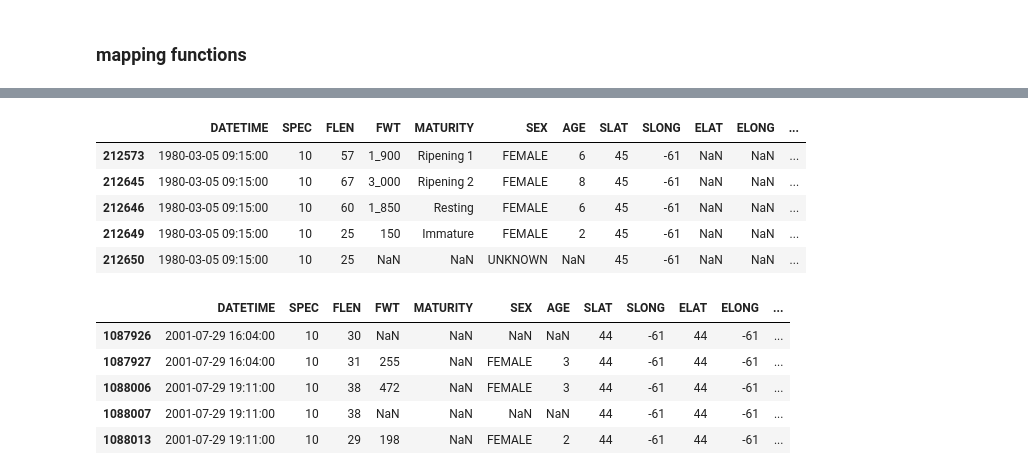
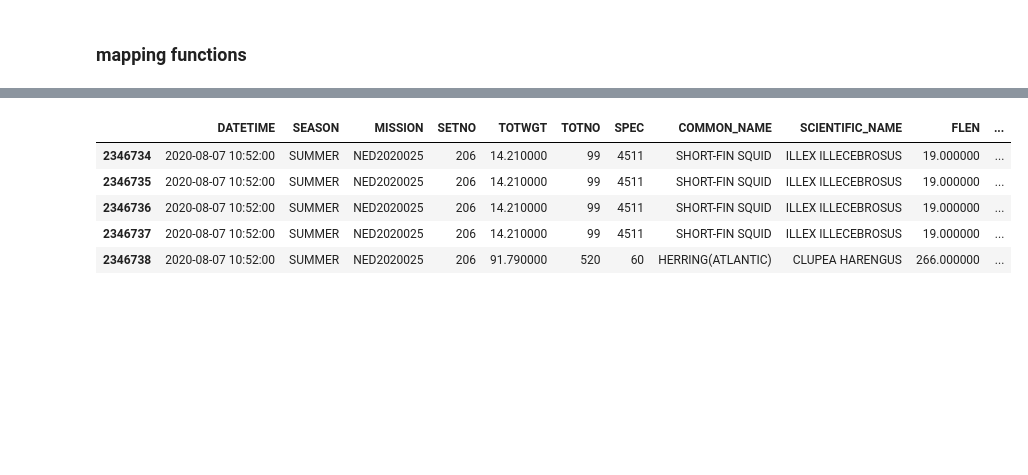
Before and after one commit to KevinCarr42/Maritimes-Research-Vessel-Surveys, a Jupyter notebook: Notebook3_Functions.ipynb, the cells around one changed output, grey strips where cells are left out. Saved outputs shown, nothing was run; the diff lists cells and outputs as text; code cells hidden in the pictures; blank space fills up the shorter version.

```diff
--- a/Notebook3_Functions.ipynb
+++ b/Notebook3_Functions.ipynb
@@ -656,14 +647,0 @@ mapping_columns = ['DATETIME', 'MISSION',  # MISSION data
-# %%
-# helper functions
-
-def average_geo(dataframe):
-    """averages SLAT and ELAT & SLONG and ELONG"""
-    geo_df = dataframe
-    geo_df['LAT'] = geo_df[['SLAT', 'ELAT']].mean(axis=1)
-    geo_df['LONG'] = geo_df[['SLONG', 'ELONG']].mean(axis=1)
-    return geo_df
-
-test_columns = ['DATETIME', 'MISSION', 'SLAT', 'ELAT', 'LAT', 'SLONG', 'ELONG', 'LONG']
-
-temp = average_geo(df)
-temp[test_columns].tail().style.format({})
@@ -712,15 +647,0 @@ def query_by_location(lat, long, radius_in_km):
-# %%
-map_species(df, 10, '1980', '2001-9-11')
-# %% [output]
-|  | DATETIME | SPEC | FLEN | FWT | MATURITY | SEX | AGE | SLAT | SLONG | ELAT | ELONG | ... |
-| 212573 | 1980-03-05 09:15:00 | 10 | 57 | 1_900 | Ripening 1 | FEMALE | 6 | 45 | -61 | NaN | NaN | ... |
-| 212645 | 1980-03-05 09:15:00 | 10 | 67 | 3_000 | Ripening 2 | FEMALE | 8 | 45 | -61 | NaN | NaN | ... |
-| 212646 | 1980-03-05 09:15:00 | 10 | 60 | 1_850 | Resting | FEMALE | 6 | 45 | -61 | NaN | NaN | ... |
-| 212649 | 1980-03-05 09:15:00 | 10 | 25 | 150 | Immature | FEMALE | 2 | 45 | -61 | NaN | NaN | ... |
-| 212650 | 1980-03-05 09:15:00 | 10 | 25 | NaN | NaN | UNKNOWN | NaN | 45 | -61 | NaN | NaN | ... |
-|  | DATETIME | SPEC | FLEN | FWT | MATURITY | SEX | AGE | SLAT | SLONG | ELAT | ELONG | ... |
-| 1087926 | 2001-07-29 16:04:00 | 10 | 30 | NaN | NaN | NaN | NaN | 44 | -61 | 44 | -61 | ... |
-| 1087927 | 2001-07-29 16:04:00 | 10 | 31 | 255 | NaN | FEMALE | 3 | 44 | -61 | 44 | -61 | ... |
-| 1088006 | 2001-07-29 19:11:00 | 10 | 38 | 472 | NaN | FEMALE | 3 | 44 | -61 | 44 | -61 | ... |
-| 1088007 | 2001-07-29 19:11:00 | 10 | 38 | NaN | NaN | NaN | NaN | 44 | -61 | 44 | -61 | ... |
-| 1088013 | 2001-07-29 19:11:00 | 10 | 29 | 198 | NaN | FEMALE | 2 | 44 | -61 | 44 | -61 | ... |
@@ -726,0 +656,23 @@ map_species(df, 10, '1980', '2001-9-11')
+# %%
+# helper functions
+
+def average_geo(dataframe):
+    """
+    averages SLAT and ELAT & SLONG and ELONG
+    null values do not get averaged
+    """
+    geo_df = dataframe
+    geo_df['LAT'] = geo_df[['SLAT', 'ELAT']].mean(axis=1)
+    geo_df['LONG'] = geo_df[['SLONG', 'ELONG']].mean(axis=1)
+    return geo_df.drop(['SLAT', 'ELAT', 'SLONG', 'ELONG'], axis=1)
+
+temp = average_geo(df)
+temp.tail().style.format({})
+# temp.LONG.isna().sum()
+# %% [output]
+|  | DATETIME | SEASON | MISSION | SETNO | TOTWGT | TOTNO | SPEC | COMMON_NAME | SCIENTIFIC_NAME | FLEN | ... |
+| 2346734 | 2020-08-07 10:52:00 | SUMMER | NED2020025 | 206 | 14.210000 | 99 | 4511 | SHORT-FIN SQUID | ILLEX ILLECEBROSUS | 19.000000 | ... |
+| 2346735 | 2020-08-07 10:52:00 | SUMMER | NED2020025 | 206 | 14.210000 | 99 | 4511 | SHORT-FIN SQUID | ILLEX ILLECEBROSUS | 19.000000 | ... |
+| 2346736 | 2020-08-07 10:52:00 | SUMMER | NED2020025 | 206 | 14.210000 | 99 | 4511 | SHORT-FIN SQUID | ILLEX ILLECEBROSUS | 19.000000 | ... |
+| 2346737 | 2020-08-07 10:52:00 | SUMMER | NED2020025 | 206 | 14.210000 | 99 | 4511 | SHORT-FIN SQUID | ILLEX ILLECEBROSUS | 19.000000 | ... |
+| 2346738 | 2020-08-07 10:52:00 | SUMMER | NED2020025 | 206 | 91.790000 | 520 | 60 | HERRING(ATLANTIC) | CLUPEA HARENGUS | 266.000000 | ... |
```
Also changed, not shown: parts of 9 cells of this notebook.
